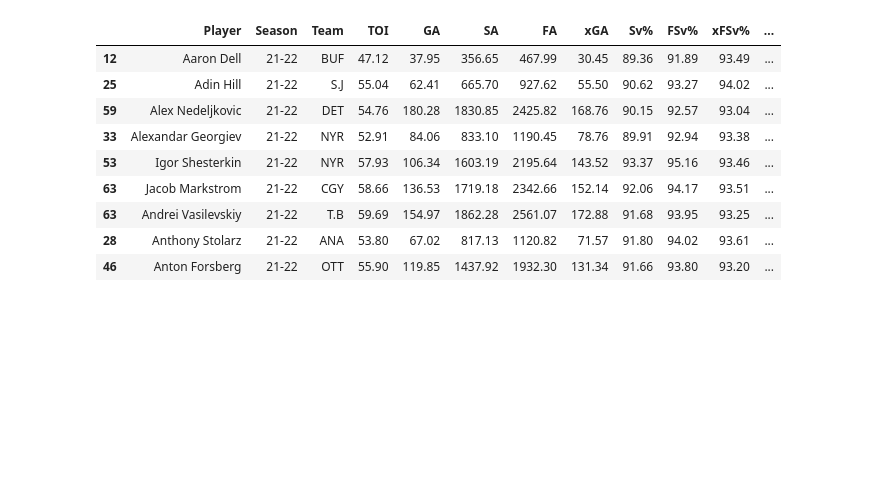
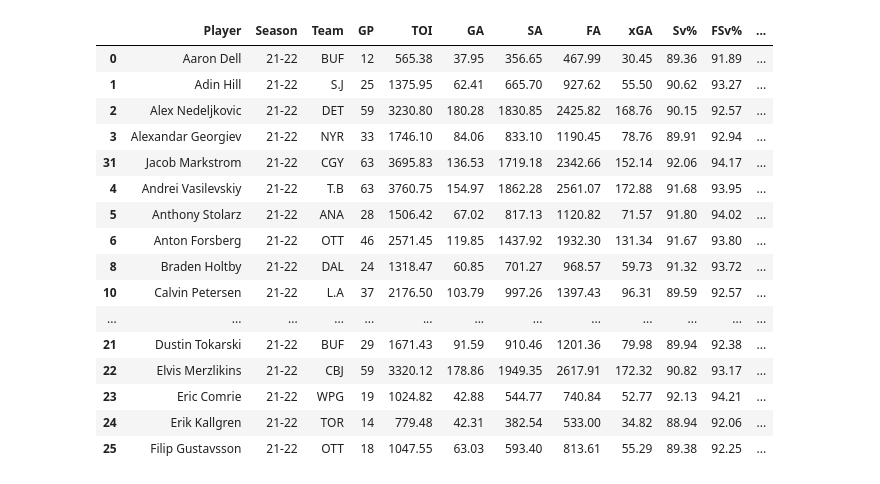
Before and after one commit to mikeytw11/Hockey, a Jupyter notebook: Goalie_Consistency.ipynb, the cells around one changed output. Saved outputs shown, nothing was run; the diff lists cells and outputs as text; code cells hidden in the pictures; blank space fills up the shorter version.

Commit message:
Updated Goaltender table to include GP.

```diff
--- a/Goalie_Consistency.ipynb
+++ b/Goalie_Consistency.ipynb
@@ -62,3 +139,22 @@ Variance_Markstrom = round((sum((Markstrom['GSAx']-Mean_Markstrom)**2))/(N_Marks
 Variance_Vasilevskiy = round((sum((Vasilevskiy['GSAx']-Mean_Vasilevskiy)**2))/(N_Vasilevskiy-1),2)
 Variance_Stolarz = round((sum((Stolarz['GSAx']-Mean_Stolarz)**2))/(N_Stolarz-1),2)
 Variance_Forsberg = round((sum((Forsberg['GSAx']-Mean_Forsberg)**2))/(N_Forsberg-1),2)
+Variance_Raanta = round((sum((Raanta['GSAx']-Mean_Raanta)**2))/(N_Raanta-1),2)
+Variance_Holtby = round((sum((Holtby['GSAx']-Mean_Holtby)**2))/(N_Holtby-1),2)
+Variance_Elliot = round((sum((Elliot['GSAx']-Mean_Elliot)**2))/(N_Elliot-1),2)
+Variance_Petersen = round((sum((Petersen['GSAx']-Mean_Petersen)**2))/(N_Petersen-1),2)
+Variance_Talbot = round((sum((Talbot['GSAx']-Mean_Talbot)**2))/(N_Talbot-1),2)
+Variance_Hart = round((sum((Hart['GSAx']-Mean_Hart)**2))/(N_Hart-1),2)
+Variance_DeSmith = round((sum((DeSmith['GSAx']-Mean_DeSmith)**2))/(N_DeSmith-1),2)
+Variance_Primeau = round((sum((Primeau['GSAx']-Mean_Primeau)**2))/(N_Primeau-1),2)
+Variance_Driedger = round((sum((Driedger['GSAx']-Mean_Driedger)**2))/(N_Driedger-1),2)
+Variance_Hellebuyck = round((sum((Hellebuyck['GSAx']-Mean_Hellebuyck)**2))/(N_Hellebuyck-1),2)
+Variance_Anderson = round((sum((Anderson['GSAx']-Mean_Anderson)**2))/(N_Anderson-1),2)
+Variance_Vladar = round((sum((Vladar['GSAx']-Mean_Vladar)**2))/(N_Vladar-1),2)
+Variance_Kuemper = round((sum((Kuemper['GSAx']-Mean_Kuemper)**2))/(N_Kuemper-1),2)
+Variance_Rittich = round((sum((Rittich['GSAx']-Mean_Rittich)**2))/(N_Rittich-1),2)
+Variance_Tokarski = round((sum((Tokarski['GSAx']-Mean_Tokarski)**2))/(N_Tokarski-1),2)
+Variance_Merzlikins = round((sum((Merzlikins['GSAx']-Mean_Merzlikins)**2))/(N_Merzlikins-1),2)
+Variance_Comrie = round((sum((Comrie['GSAx']-Mean_Comrie)**2))/(N_Comrie-1),2)
+Variance_Kallgren = round((sum((Kallgren['GSAx']-Mean_Kallgren)**2))/(N_Kallgren-1),2)
+Variance_Gustavsson = round((sum((Gustavsson['GSAx']-Mean_Gustavsson)**2))/(N_Gustavsson-1),2)
@@ -95,18 +229,46 @@ Markstrom_Final['Variance'] = Variance_Markstrom
 Vasilevskiy_Final['Variance'] = Variance_Vasilevskiy
 Stolarz_Final['Variance'] = Variance_Stolarz
 Forsberg_Final['Variance'] = Variance_Forsberg
+Raanta_Final['Variance'] = Variance_Raanta
+Holtby_Final['Variance'] = Variance_Holtby
+Elliot_Final['Variance'] = Variance_Elliot
+Petersen_Final['Variance'] = Variance_Petersen
+Talbot_Final['Variance'] = Variance_Talbot
+Hart_Final['Variance'] = Variance_Hart
+DeSmith_Final['Variance'] = Variance_DeSmith
+Primeau_Final['Variance'] = Variance_Primeau
+Driedger_Final['Variance'] = Variance_Driedger
+Hellebuyck_Final['Variance'] = Variance_Hellebuyck
+Anderson_Final['Variance'] = Variance_Anderson
+Vladar_Final['Variance'] = Variance_Vladar
+Kuemper_Final['Variance'] = Variance_Kuemper
+Rittich_Final['Variance'] = Variance_Rittich
+Tokarski_Final['Variance'] = Variance_Tokarski
+Merzlikins_Final['Variance'] = Variance_Merzlikins
+Comrie_Final['Variance'] = Variance_Comrie
+Kallgren_Final['Variance'] = Variance_Kallgren
+Gustavsson_Final['Variance'] = Variance_Gustavsson
 # %%
 #Merge goaltenders together
-Goalie_Table = pd.concat([Dell_Final, Hill_Final, Nedeljkovic_Final, Georgiev_Final, Shesterkin_Final, Markstrom_Final, Vasilevskiy_Final, Stolarz_Final, Forsberg_Final])
+Goalie_Table = pd.concat([Dell_Final, Hill_Final, Nedeljkovic_Final, Georgiev_Final, Shesterkin_Final, Markstrom_Final, Vasilevskiy_Final, Stolarz_Final, Forsberg_Final,
+                          Raanta_Final, Holtby_Final, Elliot_Final, Petersen_Final, Talbot_Final, Hart_Final, DeSmith_Final, Primeau_Final, Driedger_Final, Hellebuyck_Final,
+                          Anderson_Final, Vladar_Final, Kuemper_Final, Rittich_Final, Tokarski_Final, Merzlikins_Final, Comrie_Final, Kallgren_Final, Gustavsson_Final])
 Goalie_Table
 # %% [output]
-|  | Player | Season | Team | TOI | GA | SA | FA | xGA | Sv% | FSv% | xFSv% | ... |
-| 12 | Aaron Dell | 21-22 | BUF | 47.12 | 37.95 | 356.65 | 467.99 | 30.45 | 89.36 | 91.89 | 93.49 | ... |
-| 25 | Adin Hill | 21-22 | S.J | 55.04 | 62.41 | 665.70 | 927.62 | 55.50 | 90.62 | 93.27 | 94.02 | ... |
-| 59 | Alex Nedeljkovic | 21-22 | DET | 54.76 | 180.28 | 1830.85 | 2425.82 | 168.76 | 90.15 | 92.57 | 93.04 | ... |
-| 33 | Alexandar Georgiev | 21-22 | NYR | 52.91 | 84.06 | 833.10 | 1190.45 | 78.76 | 89.91 | 92.94 | 93.38 | ... |
-| 53 | Igor Shesterkin | 21-22 | NYR | 57.93 | 106.34 | 1603.19 | 2195.64 | 143.52 | 93.37 | 95.16 | 93.46 | ... |
-| 63 | Jacob Markstrom | 21-22 | CGY | 58.66 | 136.53 | 1719.18 | 2342.66 | 152.14 | 92.06 | 94.17 | 93.51 | ... |
-| 63 | Andrei Vasilevskiy | 21-22 | T.B | 59.69 | 154.97 | 1862.28 | 2561.07 | 172.88 | 91.68 | 93.95 | 93.25 | ... |
-| 28 | Anthony Stolarz | 21-22 | ANA | 53.80 | 67.02 | 817.13 | 1120.82 | 71.57 | 91.80 | 94.02 | 93.61 | ... |
-| 46 | Anton Forsberg | 21-22 | OTT | 55.90 | 119.85 | 1437.92 | 1932.30 | 131.34 | 91.66 | 93.80 | 93.20 | ... |
+|  | Player | Season | Team | GP | TOI | GA | SA | FA | xGA | Sv% | FSv% | ... |
+| 0 | Aaron Dell | 21-22 | BUF | 12 | 565.38 | 37.95 | 356.65 | 467.99 | 30.45 | 89.36 | 91.89 | ... |
+| 1 | Adin Hill | 21-22 | S.J | 25 | 1375.95 | 62.41 | 665.70 | 927.62 | 55.50 | 90.62 | 93.27 | ... |
+| 2 | Alex Nedeljkovic | 21-22 | DET | 59 | 3230.80 | 180.28 | 1830.85 | 2425.82 | 168.76 | 90.15 | 92.57 | ... |
+| 3 | Alexandar Georgiev | 21-22 | NYR | 33 | 1746.10 | 84.06 | 833.10 | 1190.45 | 78.76 | 89.91 | 92.94 | ... |
+| 31 | Jacob Markstrom | 21-22 | CGY | 63 | 3695.83 | 136.53 | 1719.18 | 2342.66 | 152.14 | 92.06 | 94.17 | ... |
+| 4 | Andrei Vasilevskiy | 21-22 | T.B | 63 | 3760.75 | 154.97 | 1862.28 | 2561.07 | 172.88 | 91.68 | 93.95 | ... |
+| 5 | Anthony Stolarz | 21-22 | ANA | 28 | 1506.42 | 67.02 | 817.13 | 1120.82 | 71.57 | 91.80 | 94.02 | ... |
+| 6 | Anton Forsberg | 21-22 | OTT | 46 | 2571.45 | 119.85 | 1437.92 | 1932.30 | 131.34 | 91.67 | 93.80 | ... |
+| 8 | Braden Holtby | 21-22 | DAL | 24 | 1318.47 | 60.85 | 701.27 | 968.57 | 59.73 | 91.32 | 93.72 | ... |
+| 10 | Calvin Petersen | 21-22 | L.A | 37 | 2176.50 | 103.79 | 997.26 | 1397.43 | 96.31 | 89.59 | 92.57 | ... |
+| ... | ... | ... | ... | ... | ... | ... | ... | ... | ... | ... | ... | ... |
+| 21 | Dustin Tokarski | 21-22 | BUF | 29 | 1671.43 | 91.59 | 910.46 | 1201.36 | 79.98 | 89.94 | 92.38 | ... |
+| 22 | Elvis Merzlikins | 21-22 | CBJ | 59 | 3320.12 | 178.86 | 1949.35 | 2617.91 | 172.32 | 90.82 | 93.17 | ... |
+| 23 | Eric Comrie | 21-22 | WPG | 19 | 1024.82 | 42.88 | 544.77 | 740.84 | 52.77 | 92.13 | 94.21 | ... |
+| 24 | Erik Kallgren | 21-22 | TOR | 14 | 779.48 | 42.31 | 382.54 | 533.00 | 34.82 | 88.94 | 92.06 | ... |
+| 25 | Filip Gustavsson | 21-22 | OTT | 18 | 1047.55 | 63.03 | 593.40 | 813.61 | 55.29 | 89.38 | 92.25 | ... |
```
Also changed, not shown: parts of 10 cells of this notebook.
